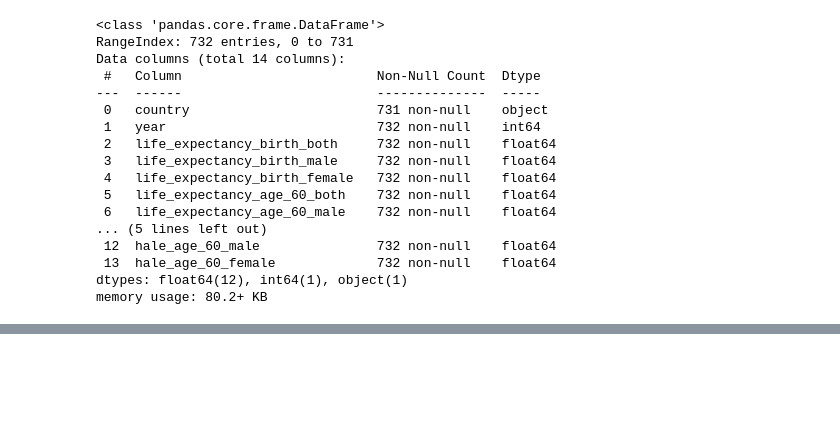
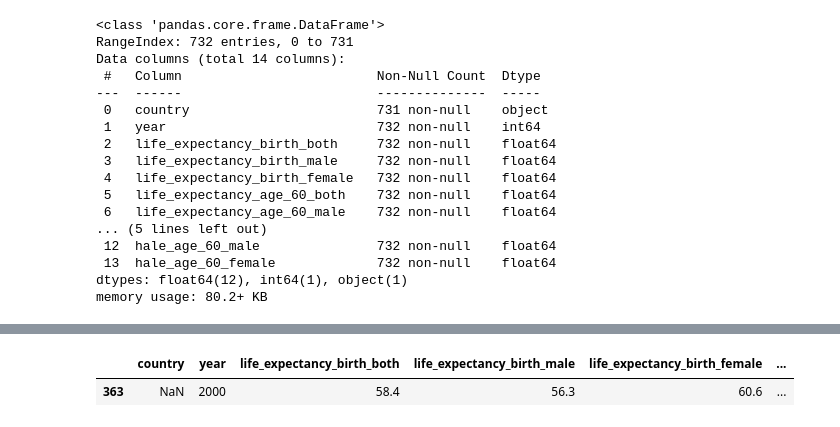
Before and after one commit to thatzerroguy/Life-Expectancy-Analysis, a Jupyter notebook: life_expectancy_analysis.ipynb, the cells around one changed output, grey strips where cells are left out. Saved outputs shown, nothing was run; the diff lists cells and outputs as text; code cells hidden in the pictures; blank space fills up the shorter version.

```diff
--- a/life_expectancy_analysis.ipynb
+++ b/life_expectancy_analysis.ipynb
@@ -67,0 +86,5 @@ life_data.describe()
+# %%
+life_data[life_data['country'].isna()]
+# %% [output]
+|  | country | year | life_expectancy_birth_both | life_expectancy_birth_male | life_expectancy_birth_female | ... |
+| 363 | NaN | 2000 | 58.4 | 56.3 | 60.6 | ... |
```
Also changed, not shown: parts of 8 cells of this notebook.
